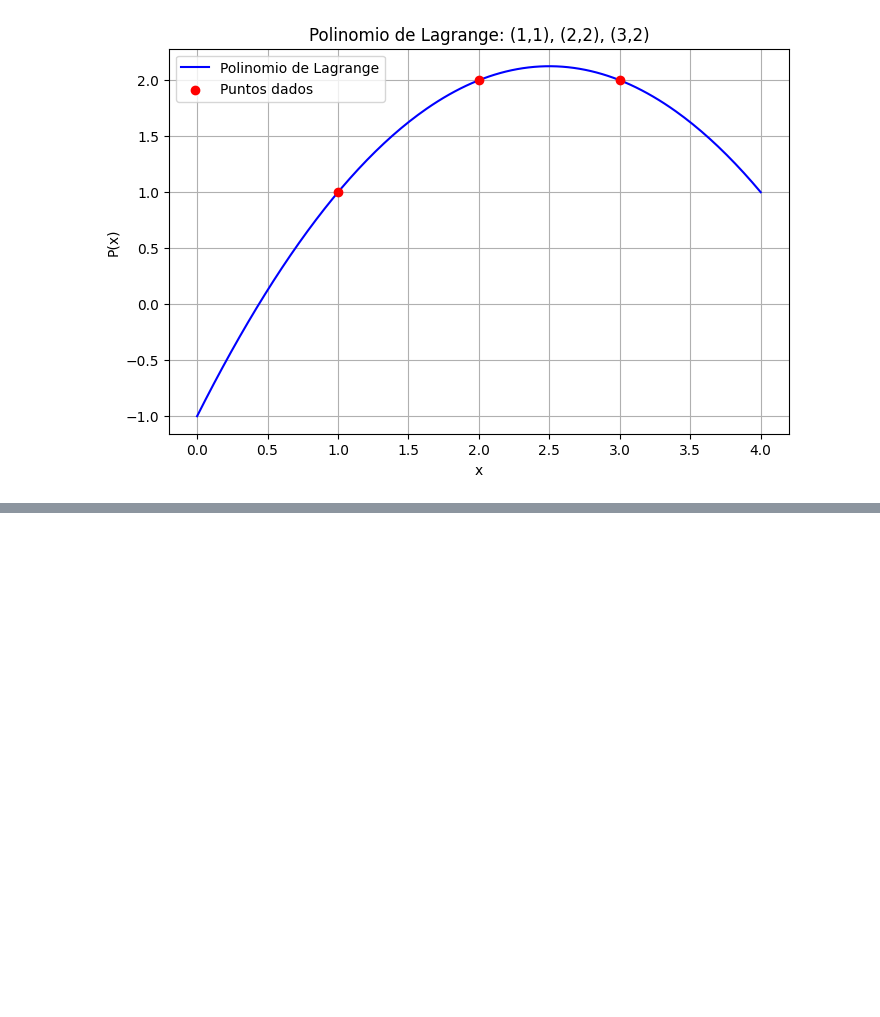
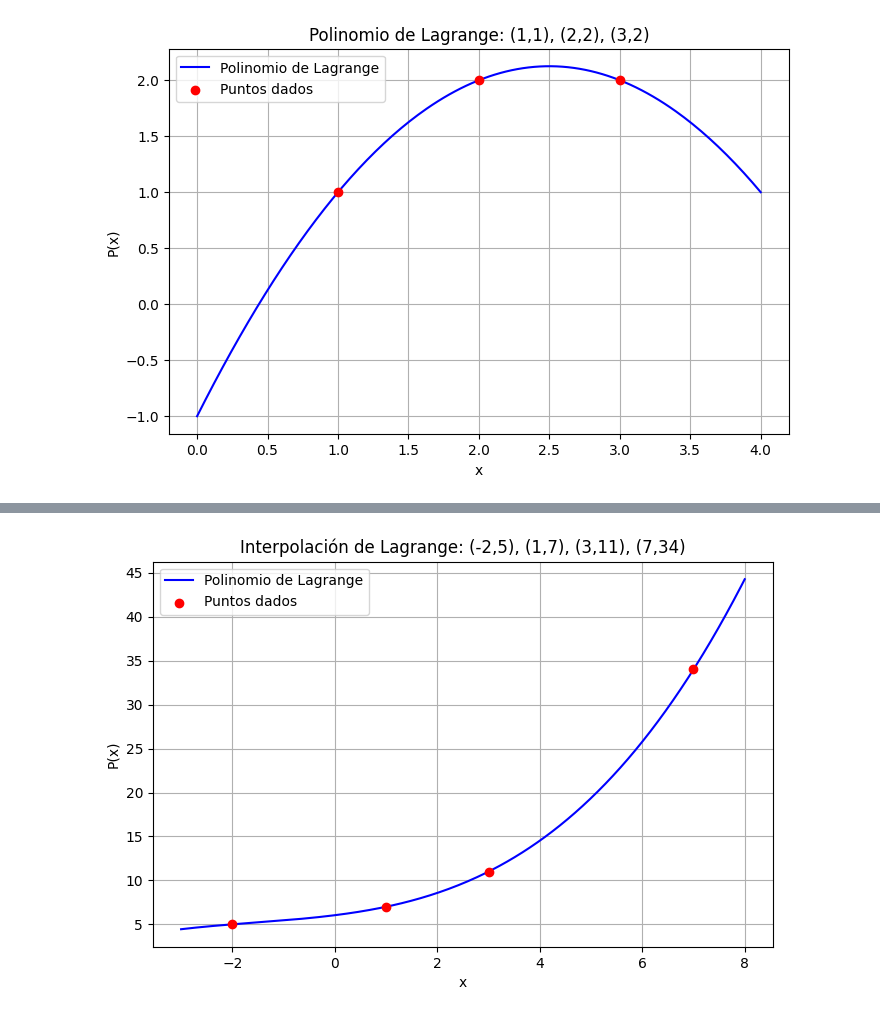
Before and after one commit to Dalzsfn/Taller3, a Jupyter notebook: Taller03.ipynb, the cells around one changed output, grey strips where cells are left out. Saved outputs shown, nothing was run; the diff lists cells and outputs as text; code cells hidden in the pictures; blank space fills up the shorter version.

```diff
--- a/Taller03.ipynb
+++ b/Taller03.ipynb
@@ -222,0 +232,21 @@ plt.show()
+# %%
+x_points = np.array([-2, 1, 3, 7])
+y_points = np.array([5, 7, 11, 34])
+
+def P(x):
+    return (43*x**3 + 202*x**2 + 793*x + 6522) / 1080
+
+x_vals = np.linspace(-3, 8, 300)
+y_vals = P(x_vals)
+
+plt.figure(figsize=(8,5))
+plt.plot(x_vals, y_vals, color='blue', label='Polinomio de Lagrange')
+plt.scatter(x_points, y_points, color='red', zorder=5, label='Puntos dados')
+plt.title('Interpolación de Lagrange: (-2,5), (1,7), (3,11), (7,34)')
+plt.xlabel('x')
+plt.ylabel('P(x)')
+plt.grid(True)
+plt.legend()
+plt.show()
+# %% [output]
+[figure, added]
```
Also changed, not shown: parts of 2 cells of this notebook.
